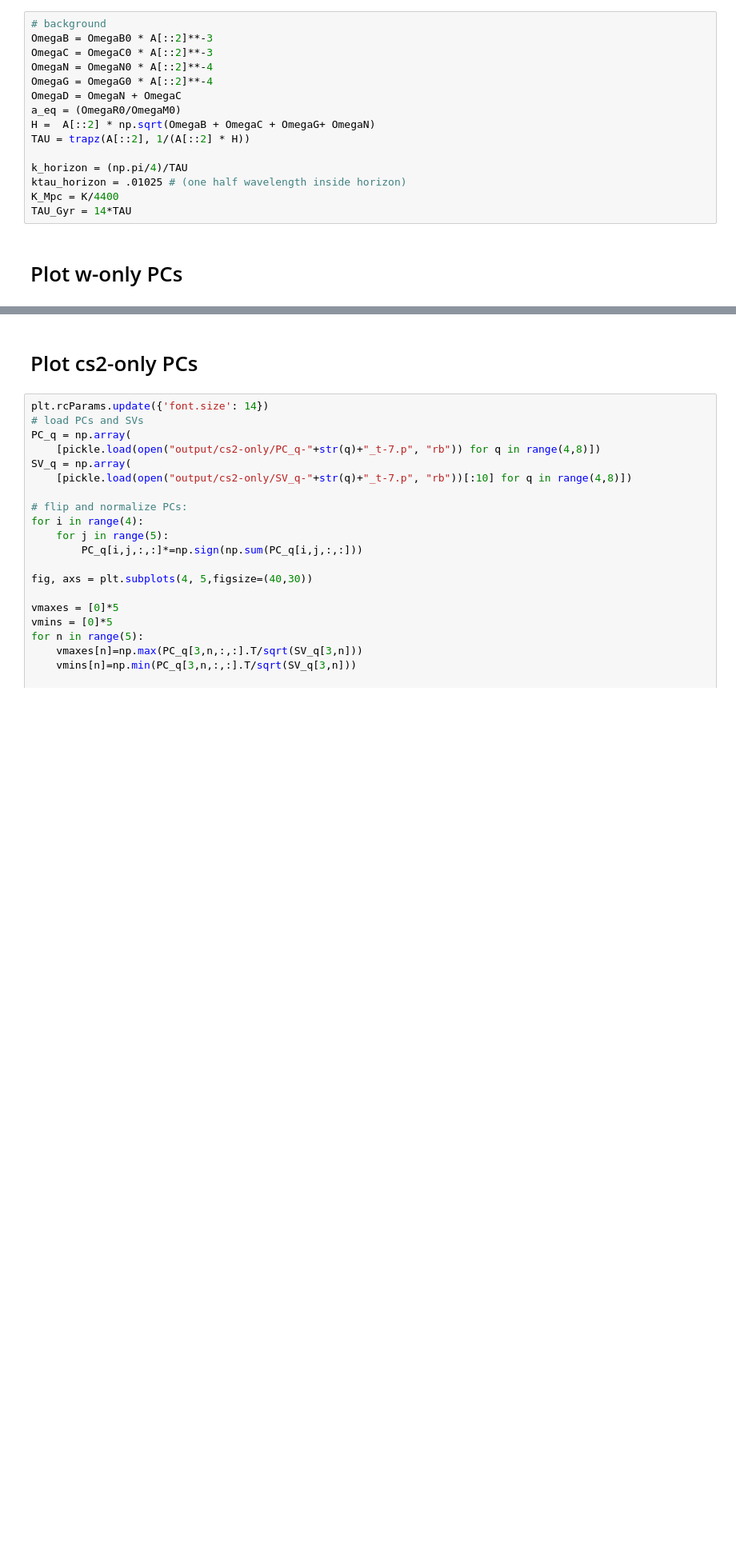
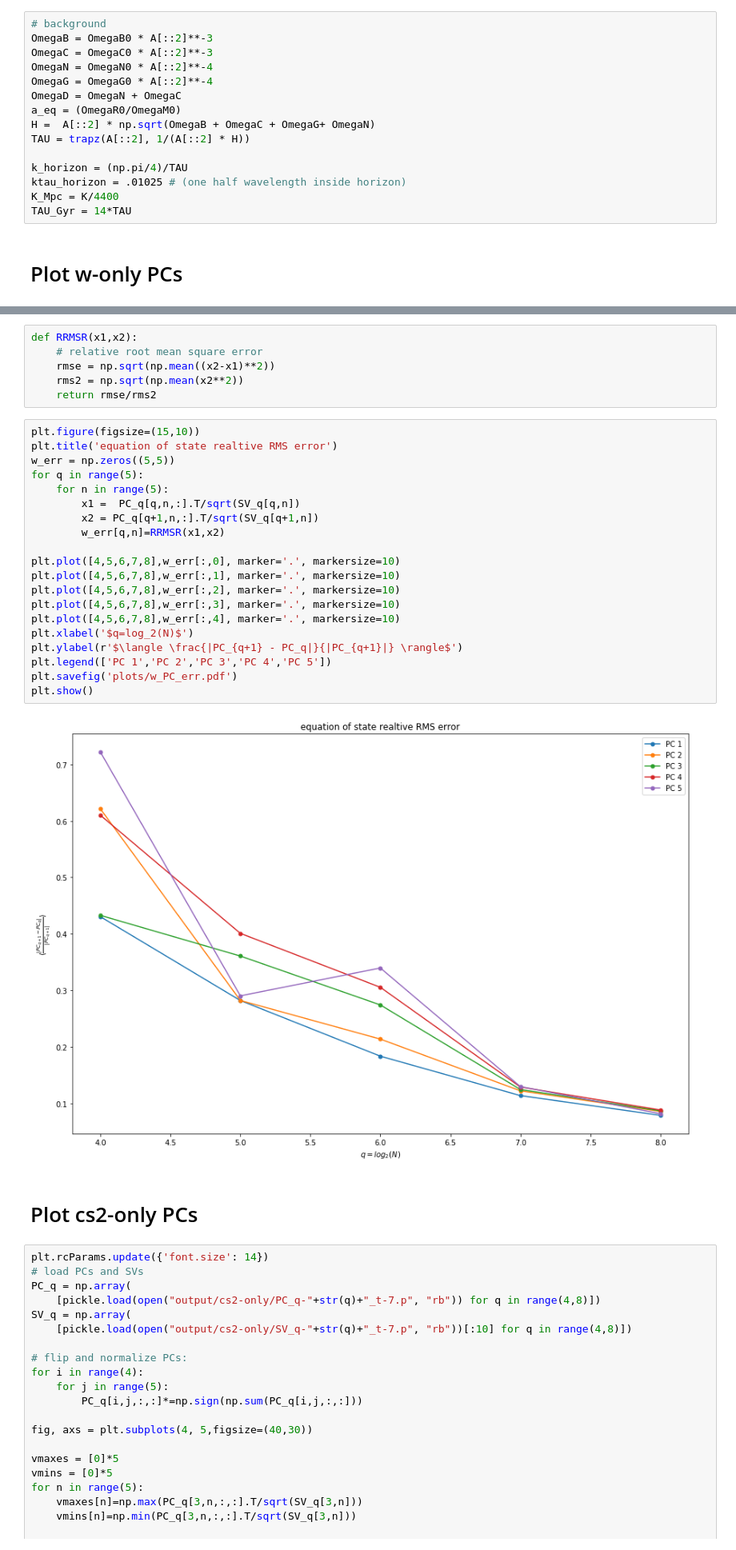
Before and after one commit to aifer4/gdm_pca, a Jupyter notebook: plotting.ipynb, the cells around one changed output, grey strips where cells are left out. Shown at 80% size. Saved outputs shown, nothing was run; the diff lists cells and outputs as text; blank space fills up the shorter version.

```diff
--- a/plotting.ipynb
+++ b/plotting.ipynb
@@ -109,3 +109,31 @@ plt.show()
+# %%
+def RRMSR(x1,x2):
+    # relative root mean square error
+    rmse = np.sqrt(np.mean((x2-x1)**2))
+    rms2 = np.sqrt(np.mean(x2**2))
+    return rmse/rms2
+# %%
+plt.figure(figsize=(15,10))
+plt.title('equation of state realtive RMS error')
+w_err = np.zeros((5,5))
+for q in range(5):
+    for n in range(5):
+        x1 =  PC_q[q,n,:].T/sqrt(SV_q[q,n])
+        x2 = PC_q[q+1,n,:].T/sqrt(SV_q[q+1,n])
+        w_err[q,n]=RRMSR(x1,x2)
+
+plt.plot([4,5,6,7,8],w_err[:,0], marker='.', markersize=10)
+plt.plot([4,5,6,7,8],w_err[:,1], marker='.', markersize=10)
+plt.plot([4,5,6,7,8],w_err[:,2], marker='.', markersize=10)
+plt.plot([4,5,6,7,8],w_err[:,3], marker='.', markersize=10)
+plt.plot([4,5,6,7,8],w_err[:,4], marker='.', markersize=10)
+plt.xlabel('$q=log_2(N)$')
+plt.ylabel(r'$\langle \frac{|PC_{q+1} - PC_q|}{|PC_{q+1}|} \rangle$')
+plt.legend(['PC 1','PC 2','PC 3','PC 4','PC 5'])
+plt.savefig('plots/w_PC_err.pdf')
+plt.show()
+# %% [output]
+[figure, added]
 # %% [markdown]
 # Plot cs2-only PCs
 # %%
```
Also changed, not shown: parts of 4 cells of this notebook, 11 other files.
